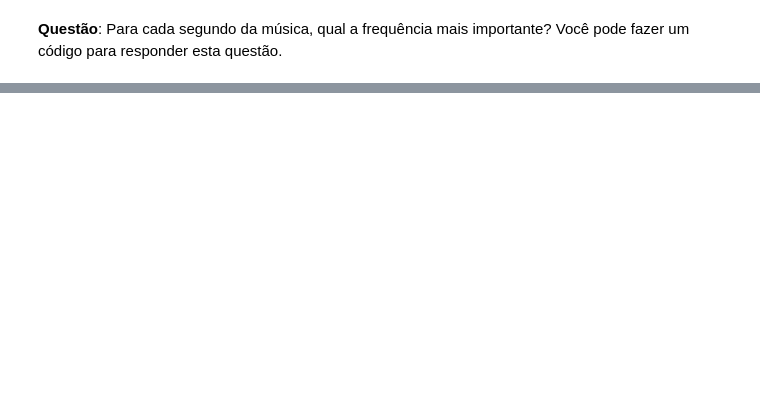
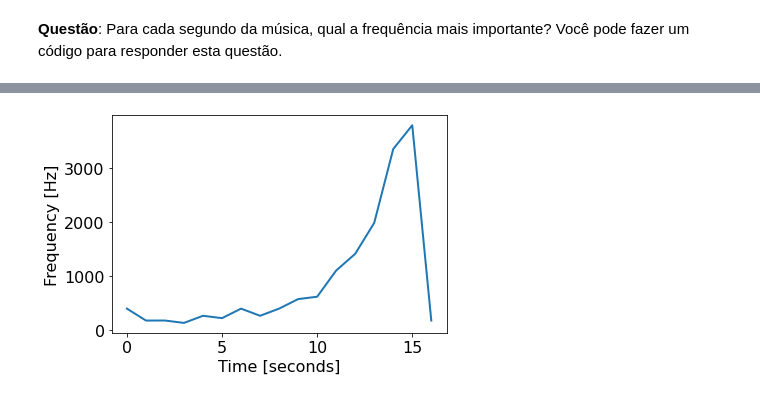
Before and after one commit to ThiagoPoppe/MIR, a Jupyter notebook: Lab04/lab04.ipynb, the cells around one changed output, grey strips where cells are left out. Drawn from its saved outputs; the diff is of its cells as text; code cells hidden in the pictures; blank space fills up the shorter version.

```diff
--- a/Lab04/lab04.ipynb
+++ b/Lab04/lab04.ipynb
@@ -285,0 +415,22 @@ plt.show()
+# %%
+# passando fs=F_s facilita a vida já que tanto o tempo como a frequência
+# possuem os "valores reais" e não seus índices
+f, t, Zxx = stft(song, fs=F_s, nperseg=500)
+
+# Computando o tamanho de um segmento, ou seja,
+# quantos segmentos equivalem à 1 segundo de música
+seg_size = len(t[t <= 1])
+
+seconds = len(song) // F_s
+results = np.zeros(seconds)
+
+# Percorrendo cada segundo e obtendo a frequência mais importante daquele segmento
+for i in range(seconds):
+    init, end = i*seg_size, (i+1)*seg_size
+    values = np.abs(Zxx[:, init:end])
+
+    seg_with_max = np.argmax(np.max(values, axis=0))
+    k = np.argmax(values[:, seg_with_max])
+
+    results[i] = f[k]
+    print('Segundo {}: {:.2f}Hz'.format(i, f[k]))
@@ -285,0 +455,7 @@ plt.show()
+# %%
+plt.plot(results)
+plt.xlabel('Time [seconds]')
+plt.ylabel('Frequency [Hz]')
+plt.show()
+# %% [output]
+[figure, added]
```
Also changed, not shown: parts of 30 cells of this notebook, 2 other files.
